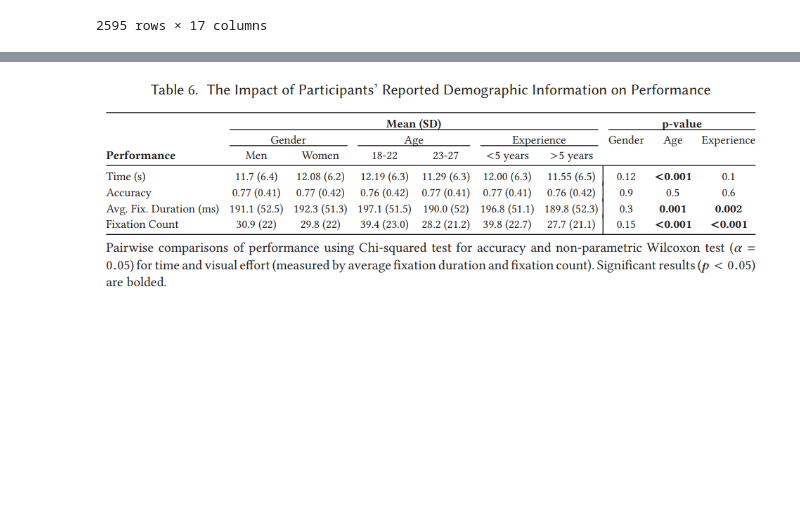
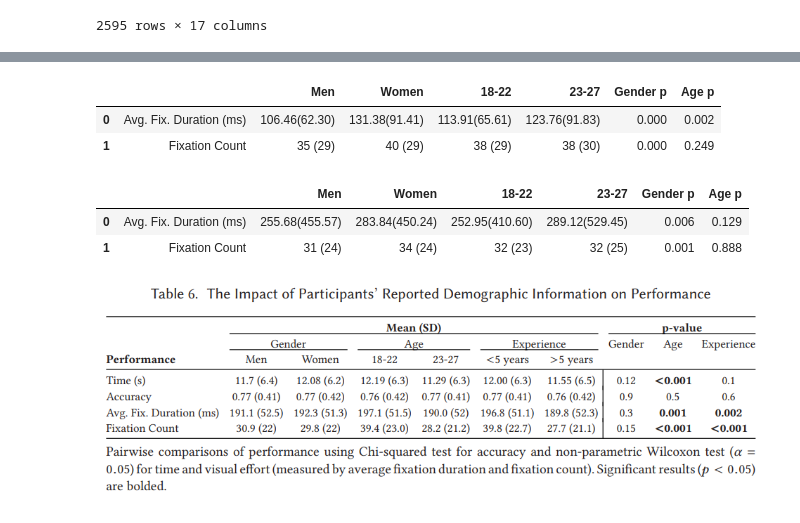
Before and after one commit to brains-on-code/eye-tracking-tools-influence, a Jupyter notebook: Study4.ipynb, the cells around one changed output, grey strips where cells are left out. Saved outputs shown, nothing was run; the diff lists cells and outputs as text; code cells hidden in the pictures; blank space fills up the shorter version.

```diff
--- a/Study4.ipynb
+++ b/Study4.ipynb
@@ -18,13 +18,13 @@ fixationsAll['Image'] = fixationsAll['Image'].astype('int32')
 pygaze_fixations = pd.read_csv('results/pygaze_fixations_4.csv')
 # We add a 'S' before each subject number
 pygaze_fixations['Participant'] = 'S' + pygaze_fixations['Participant'].astype(str)
-# We remove the '.BMP' from the Task column
+# We remove the '.BMP' from the Task column and cast them to int32
 pygaze_fixations['Task'] = pygaze_fixations['Task'].str.replace('.BMP', '')
 pygaze_fixations['Task'] = pygaze_fixations['Task'].astype("int32")
 
 # We combine the two dataframes into one by combining the columns where the values of Participant and Task are the same
-results = pd.merge(fixationsAll, pygaze_fixations, how='inner', left_on=['Subject', 'Image'], right_on=['Participant', 'Task'])
-results
+results_pygaze = pd.merge(fixationsAll, pygaze_fixations, how='inner', left_on=['Subject', 'Image'], right_on=['Participant', 'Task'])
+results_pygaze
 # %% [output]
 |  | Subject | Sex | Age | Image | CategoryName | list_size | Likert_list_size | working_size | ... |
 | 0 | S151 | M | 21.0 | 8 | List | 6.5 | 1 | 16.0 | ... |
@@ -154,2 +398,16 @@ Original Results
+# %%
+data_df = show_results2(results_pygaze)
+data_df
+# %% [output]
+|  |  | Men | Women | 18-22 | 23-27 | Gender p | Age p |
+| 0 | Avg. Fix. Duration (ms) | 106.46(62.30) | 131.38(91.41) | 113.91(65.61) | 123.76(91.83) | 0.000 | 0.002 |
+| 1 | Fixation Count | 35 (29) | 40 (29) | 38 (29) | 38 (30) | 0.000 | 0.249 |
+# %%
+data_df = show_results2(results_ogama)
+data_df
+# %% [output]
+|  |  | Men | Women | 18-22 | 23-27 | Gender p | Age p |
+| 0 | Avg. Fix. Duration (ms) | 255.68(455.57) | 283.84(450.24) | 252.95(410.60) | 289.12(529.45) | 0.006 | 0.129 |
+| 1 | Fixation Count | 31 (24) | 34 (24) | 32 (23) | 32 (25) | 0.001 | 0.888 |
 # %% [markdown]
 ![image.png](attachment:image.png)
```
Also changed, not shown: parts of 17 cells of this notebook, 1 other file.
